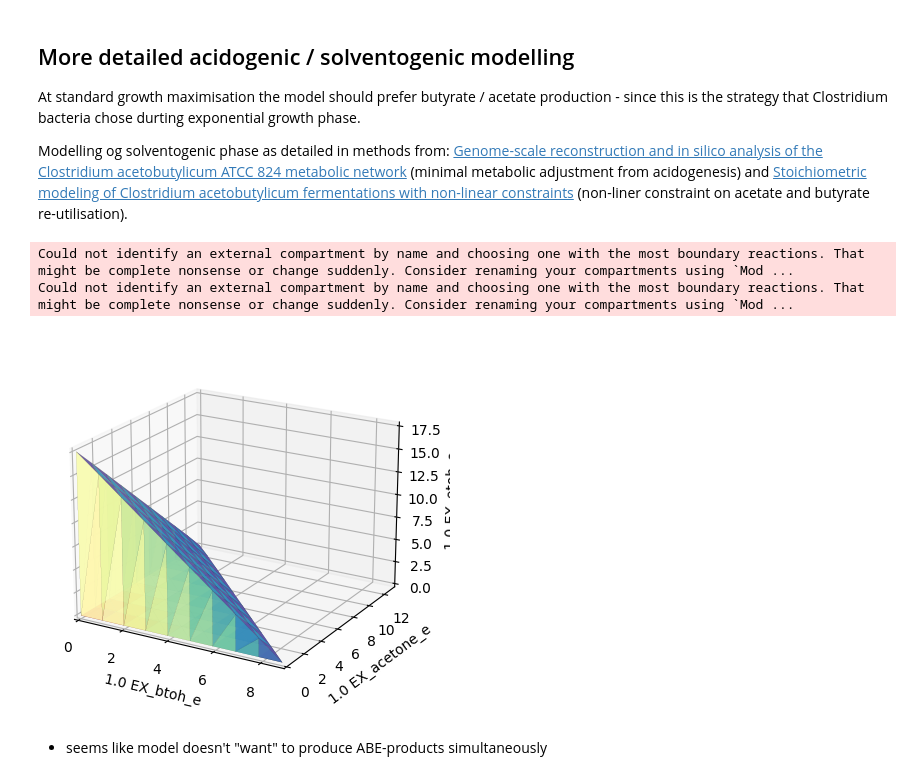
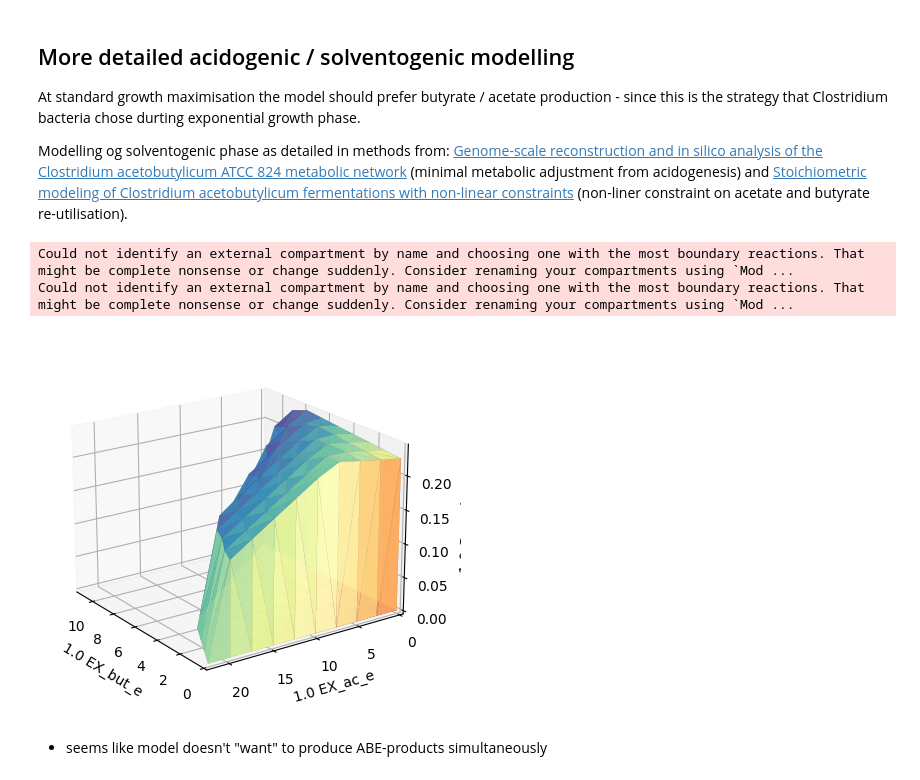
Before and after one commit to andreastallvik/BIOTBT3900, a Jupyter notebook: community_modelling/CBP_butanol/nj4_sim.ipynb, the cells around one changed output. Cells and saved outputs as stored; diff of their text form; code cells hidden in the pictures.

Commit message:
new medium and prod. envelope

```diff
--- a/community_modelling/CBP_butanol/nj4_sim.ipynb
+++ b/community_modelling/CBP_butanol/nj4_sim.ipynb
@@ -180,3 +180,7 @@ Could not identify an external compartment by name and choosing one with the mos
 - when increasing the possible H+ uptake rate, the possibility for solventogenesis increases!
 # %% [markdown]
 ### Checking growth coupling
+# %%
+with nj4:
+    nj4.medium = medium
+    sol = nj4.optimize()
@@ -183,7 +220,7 @@ Could not identify an external compartment by name and choosing one with the mos
 # %%
 from utils import static_sim
 
-medium = static_sim.get_specific_medium(nj4, {"EX_xyl__D_e": 10})
+medium = static_sim.get_specific_medium(nj4, {"EX_xyl__D_e": 10, "EX_nh4_e": 10,}, fill_value=0.1)
 
 prod_reactions = ["EX_but_e", "EX_ac_e", "EX_etoh_e", "EX_btoh_e", "EX_acetone_e"]
 
@@ -200,6 +237,6 @@ Could not identify an external compartment by name and choosing one with the mos
 # %%
 from utils import static_sim
 
-medium = static_sim.get_specific_medium(nj4, {"EX_xyl__D_e": 10})
+#medium = static_sim.get_specific_medium(nj4, {"EX_xyl__D_e": 10})
 
 prod_reactions = ["EX_but_e", "EX_ac_e", "EX_etoh_e", "EX_btoh_e", "EX_acetone_e"]
@@ -232,20 +267,20 @@ Modelling og solventogenic phase as detailed in methods from: [Genome-scale reco
 # %%
 import straindesign as sd
 import matplotlib.pyplot as plt
 from utils import static_sim
 
-medium = static_sim.get_specific_medium(nj4, {"EX_xyl__D_e": 10})
+medium = static_sim.get_specific_medium(nj4, {"EX_xyl__D_e": 10, "EX_nh4_e": 10,})
 
 with nj4:
     nj4.medium = medium
 
-    _,_,plot = sd.plot_flux_space(nj4,('EX_btoh_e','EX_acetone_e', 'EX_etoh_e'),points=10, show=False);
-    plot._axes.view_init(elev=20, azim=300)
+    _,_,plot = sd.plot_flux_space(nj4,('EX_but_e','EX_ac_e', 'Growth'),points=10, show=False);
+    plot._axes.view_init(elev=20, azim=145)
     plt.show()
 # %% [output]
 Could not identify an external compartment by name and choosing one with the most boundary reactions. That might be complete nonsense or change suddenly. Consider renaming your compartments using `Mod ...
 Could not identify an external compartment by name and choosing one with the most boundary reactions. That might be complete nonsense or change suddenly. Consider renaming your compartments using `Mod ...
-[figure, old version]
+[figure, new version]
 # %% [markdown]
 - seems like model doesn't "want" to produce ABE-products simultaneously
 # %%
```
Also changed, not shown: parts of 10 cells of this notebook, 2 other files.
